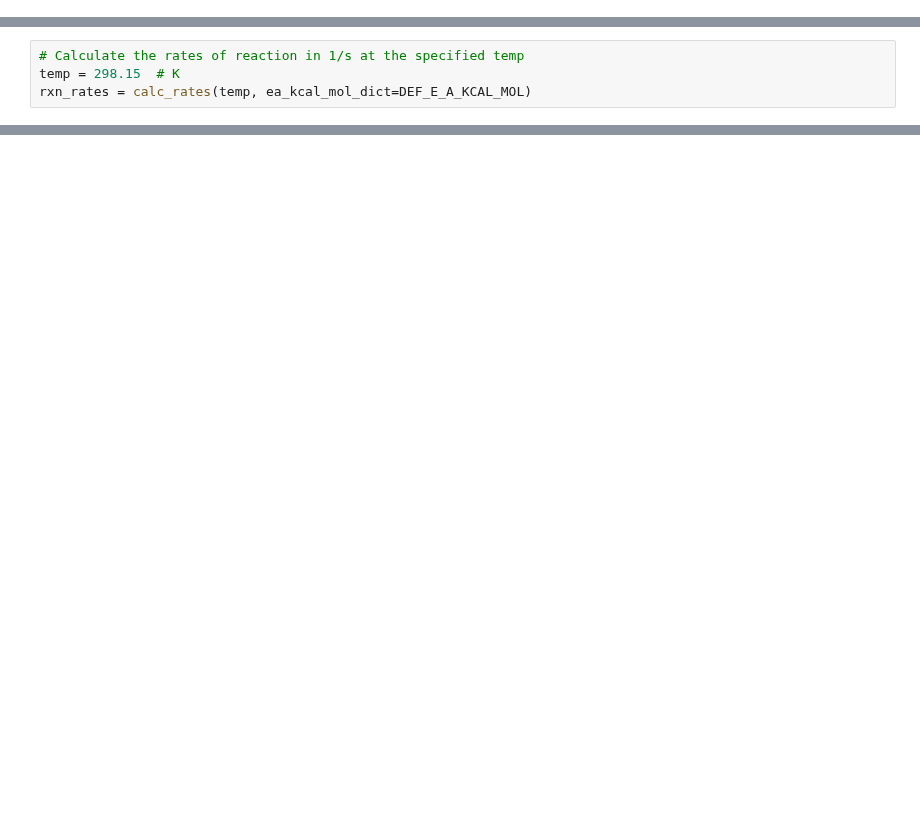
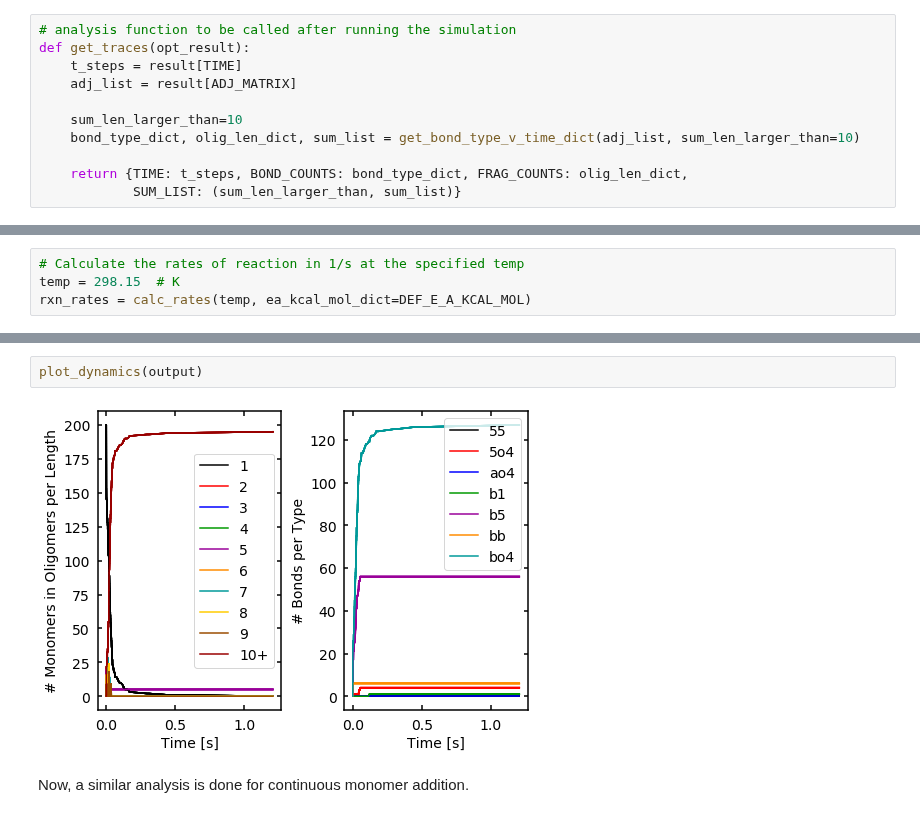
Before and after one commit to michaelorella/lignin-kmc, a Jupyter notebook: Dynamics.ipynb, the cells around one changed output, grey strips where cells are left out. Cells and saved outputs as stored; diff of their text form; blank space fills up the shorter version.

```diff
--- a/Dynamics.ipynb
+++ b/Dynamics.ipynb
@@ -30 +101,12 @@ import joblib as par
+# %%
+# analysis function to be called after running the simulation
+def get_traces(opt_result):
+    t_steps = result[TIME]
+    adj_list = result[ADJ_MATRIX]
+
+    sum_len_larger_than=10
+    bond_type_dict, olig_len_dict, sum_list = get_bond_type_v_time_dict(adj_list, sum_len_larger_than=10)
+
+    return {TIME: t_steps, BOND_COUNTS: bond_type_dict, FRAG_COUNTS: olig_len_dict,
+            SUM_LIST: (sum_len_larger_than, sum_list)}
 # %% [markdown]
@@ -101,0 +234,6 @@ output = par.Parallel(n_jobs = 8,verbose = 11)([par.delayed(get_traces)(res) for
+# %%
+plot_dynamics(output)
+# %% [output]
+[figure, added]
+# %% [markdown]
+Now, a similar analysis is done for continuous monomer addition.
```
Also changed, not shown: parts of 22 cells of this notebook, 4 other files.
